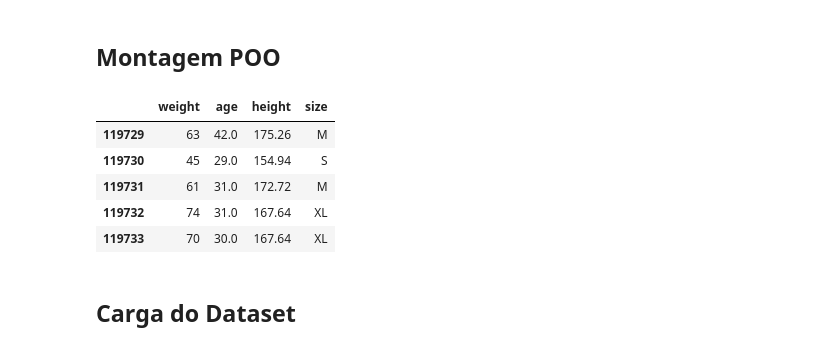
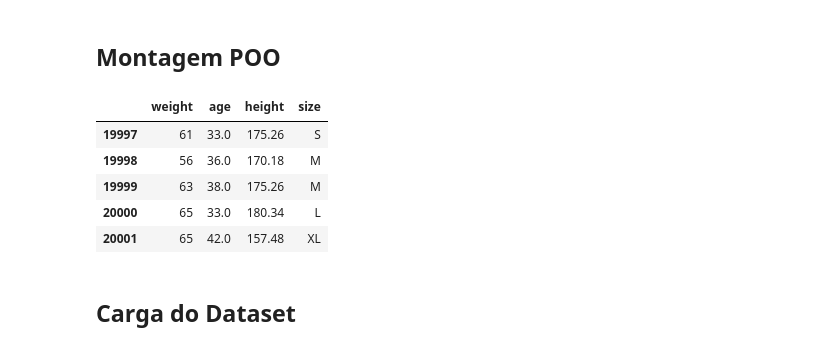
Before and after one commit to szalontai/PUC_Rio_MVP_sprint_04, a Jupyter notebook: MVP_short.ipynb, the cells around one changed output. Drawn from its saved outputs; the diff is of its cells as text; code cells hidden in the pictures.

```diff
--- a/MVP_short.ipynb
+++ b/MVP_short.ipynb
@@ -106,39 +106,39 @@ class Avaliador:
 carregador = Carregador()
 pre_processador = PreProcessador()
 modelo = Modelo()
 avaliador = Avaliador()
 
 # Parâmetros
-url_dados = ('https://raw.githubusercontent.com/szalontai/PUC_Rio_MVP_sprint_04/develop/final_test.csv')
+url_dados = ('https://raw.githubusercontent.com/szalontai/PUC_Rio_MVP_sprint_04/develop/final_test_short_2.csv')
 atributos = ['vazio','weight', 'age','height', 'size']
 percentual_teste = 0.2
 
 # Código
 
 # Carga
 dataset = carregador.carregar_dados_2(url_dados)
 
 ds = dataset[["weight","age","height","size"]]
 
 ds.tail()
 
 df = ds.dropna(how='any')
 df.tail()
 
 
 # Pré-processamento
 ##X_train, X_test, Y_train, Y_test = pre_processador.pre_processar(df, percentual_teste)
 # Treinamento do modelo
 ##model = modelo.treinar_SVM(X_train, Y_train)
 # Impressão do resultado da avaliação
 ##print(avaliador.avaliar_acuracia(model, X_test, Y_test))
 # %% [output]
 |  | weight | age | height | size |
-| 119729 | 63 | 42.0 | 175.26 | M |
-| 119730 | 45 | 29.0 | 154.94 | S |
-| 119731 | 61 | 31.0 | 172.72 | M |
-| 119732 | 74 | 31.0 | 167.64 | XL |
-| 119733 | 70 | 30.0 | 167.64 | XL |
+| 19997 | 61 | 33.0 | 175.26 | S |
+| 19998 | 56 | 36.0 | 170.18 | M |
+| 19999 | 63 | 38.0 | 175.26 | M |
+| 20000 | 65 | 33.0 | 180.34 | L |
+| 20001 | 65 | 42.0 | 157.48 | XL |
 # %% [markdown]
 ## Carga do Dataset
 # %%
```
Also changed, not shown: parts of 9 cells of this notebook.
